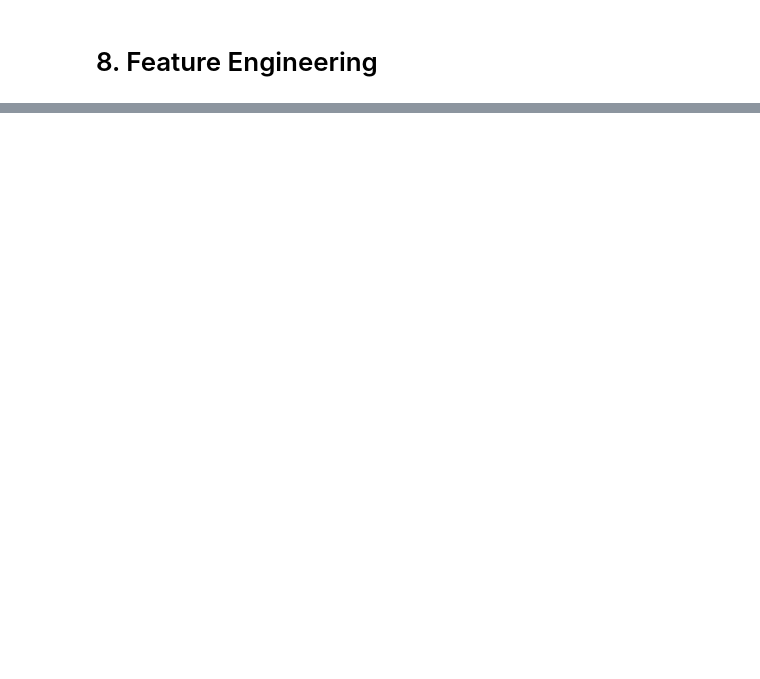
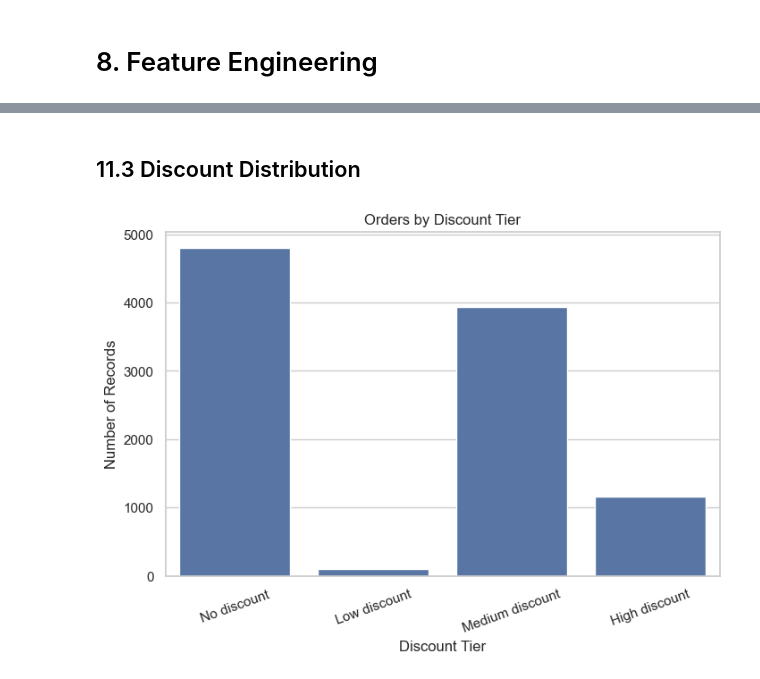
Before and after one commit to soneca3101/superstore-business-eda, a Jupyter notebook: superstore-business-eda/notebooks/business_eda_superstore.ipynb, the cells around one changed output, grey strips where cells are left out. Cells and saved outputs as stored; diff of their text form; code cells hidden in the pictures; blank space fills up the shorter version.

```diff
--- a/superstore-business-eda/notebooks/business_eda_superstore.ipynb
+++ b/superstore-business-eda/notebooks/business_eda_superstore.ipynb
@@ -218,0 +345,14 @@ df["profit_margin"] = np.where(
+# %% [markdown]
+## 11.3 Discount Distribution
+# %%
+plt.figure(figsize=(8, 5))
+sns.countplot(data=df, x="discount_tier", order=[
+    "No discount", "Low discount", "Medium discount", "High discount"
+])
+plt.title("Orders by Discount Tier")
+plt.xlabel("Discount Tier")
+plt.ylabel("Number of Records")
+plt.xticks(rotation=20)
+plt.show()
+# %% [output]
+[figure, added]
```
Also changed, not shown: parts of 43 cells of this notebook, 3 other files.
